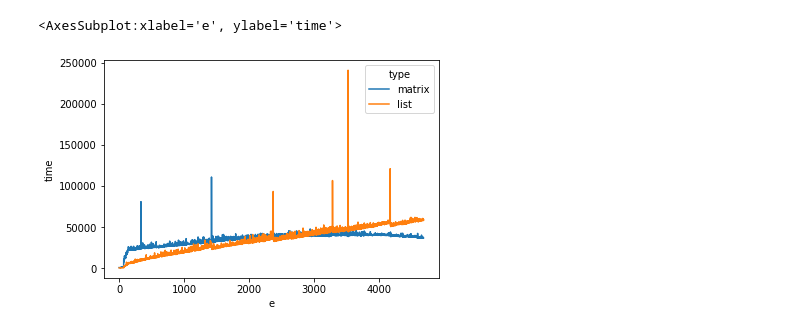
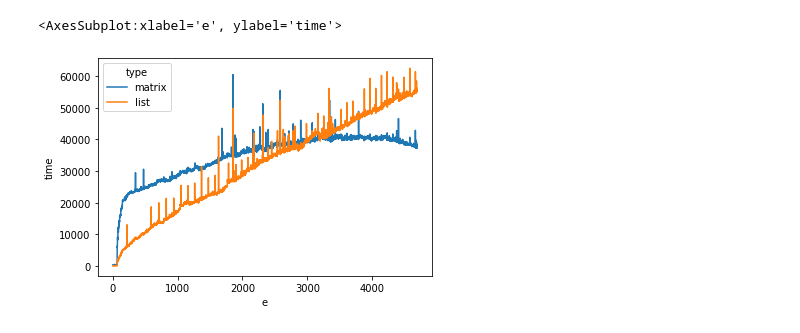
Before and after one commit to gtengwei/CZ2101, a Jupyter notebook: example_class_2/results_analysis.ipynb, the cells around one changed output. Cells and saved outputs as stored; diff of their text form; code cells hidden in the pictures.

```diff
--- a/example_class_2/results_analysis.ipynb
+++ b/example_class_2/results_analysis.ipynb
@@ -22,6 +22,6 @@ results
 218960 rows × 4 columns
 # %%
-sb.lineplot(data=results[results.v == 69], x="e", y="time", hue="type")
+sb.lineplot(data=results[results.v == 10], x="e", y="time", hue="type")
 # %% [output]
 <AxesSubplot:xlabel='e', ylabel='time'>
-[figure, old version]
+[figure, new version]
```
Also changed, not shown: parts of 6 cells of this notebook, 2 other files.
